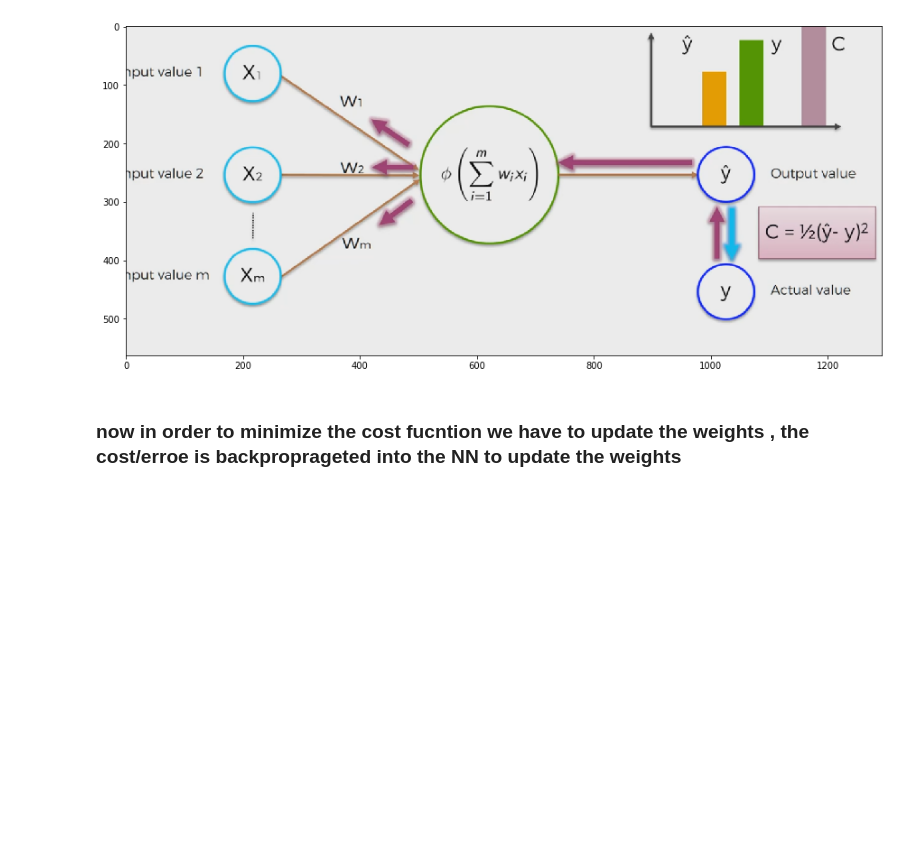
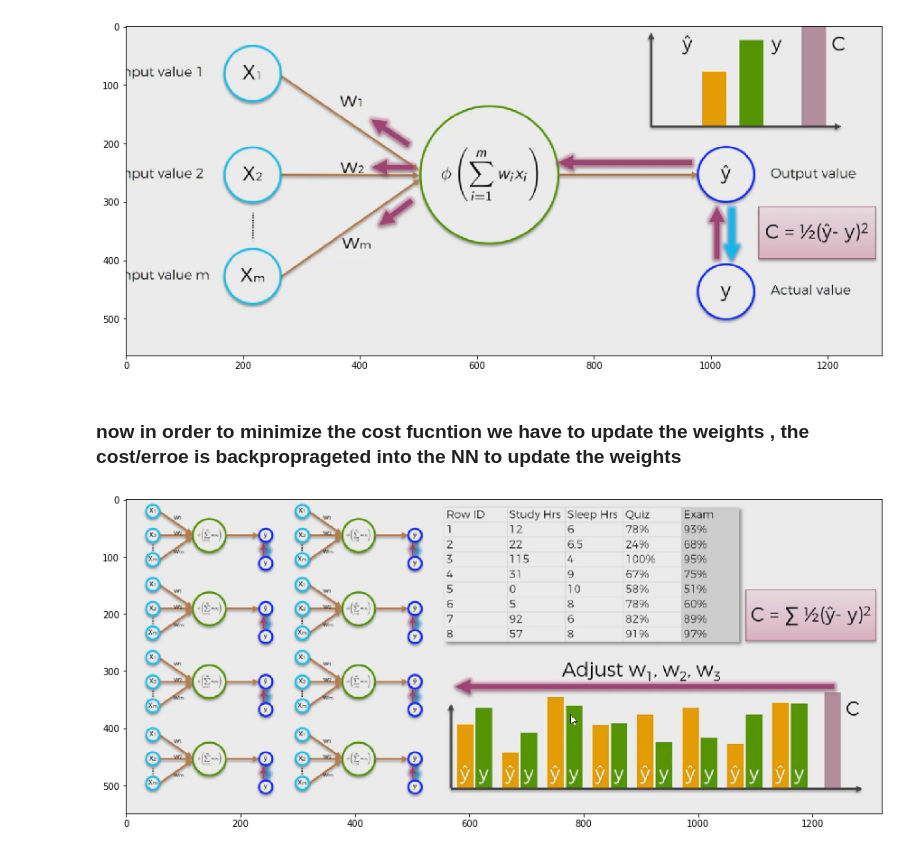
Before and after one commit to activationeuron/DLNN, a Jupyter notebook: 1basic.ipynb, the cells around one changed output. Cells and saved outputs as stored; diff of their text form; code cells hidden in the pictures; blank space fills up the shorter version.

```diff
--- a/1basic.ipynb
+++ b/1basic.ipynb
@@ -28,3 +28,7 @@ imgReadShow("./backNN.png")
 [figure]
 # %% [markdown]
 ### now in order to minimize the cost fucntion we have to update the weights , the cost/erroe is backproprageted into the NN to update the weights
+# %%
+imgReadShow("./nwithdata.png")
+# %% [output]
+[figure, added]
```
Also changed, not shown: parts of 1 cell of this notebook, 2 other files.
